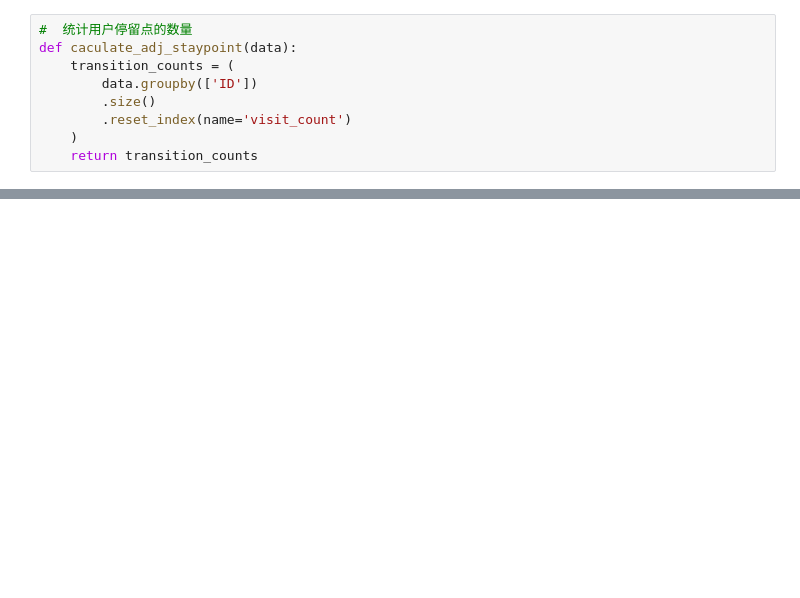
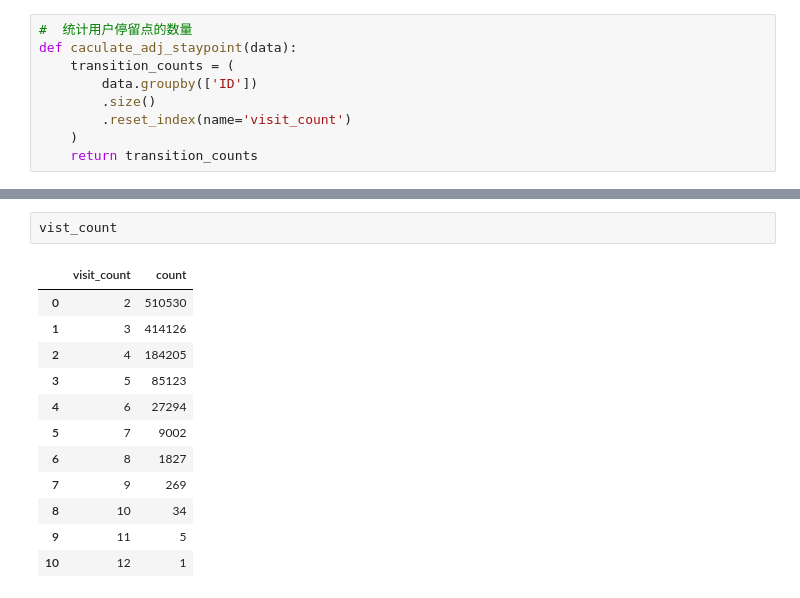
Before and after one commit to lun55/MobileDataClean, a Jupyter notebook: 手机定位数据探索性分析/停留点.ipynb, the cells around one changed output, grey strips where cells are left out. Drawn from its saved outputs; the diff is of its cells as text; blank space fills up the shorter version.

```diff
--- a/手机定位数据探索性分析/停留点.ipynb
+++ b/手机定位数据探索性分析/停留点.ipynb
@@ -46,0 +71,15 @@ vist_count.plot(x='visit_count',y='count',kind='bar') # 停留的数量在4个
+# %%
+vist_count
+# %% [output]
+|  | visit_count | count |
+| 0 | 2 | 510530 |
+| 1 | 3 | 414126 |
+| 2 | 4 | 184205 |
+| 3 | 5 | 85123 |
+| 4 | 6 | 27294 |
+| 5 | 7 | 9002 |
+| 6 | 8 | 1827 |
+| 7 | 9 | 269 |
+| 8 | 10 | 34 |
+| 9 | 11 | 5 |
+| 10 | 12 | 1 |
```
Also changed, not shown: parts of 10 cells of this notebook, 1 other file.
